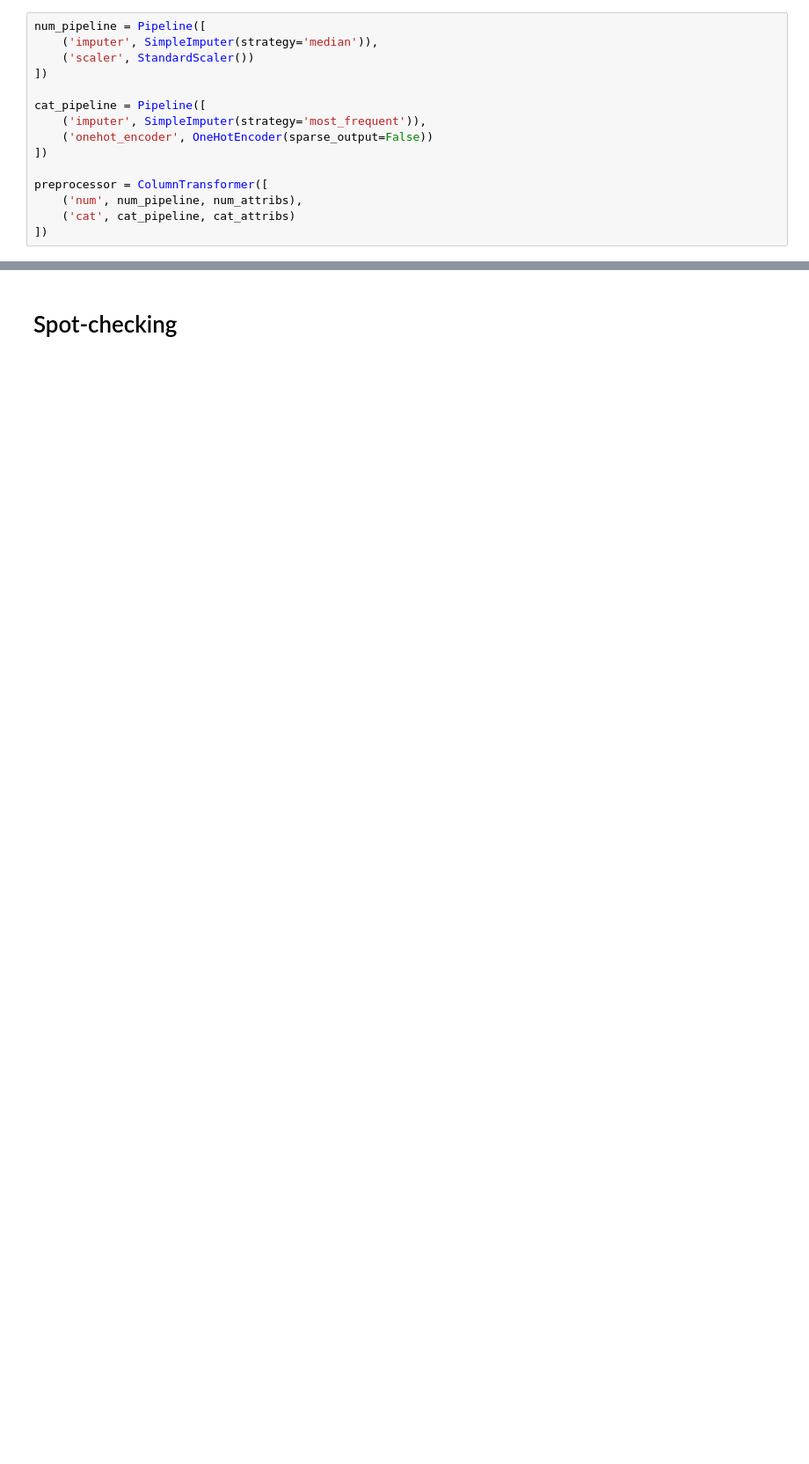
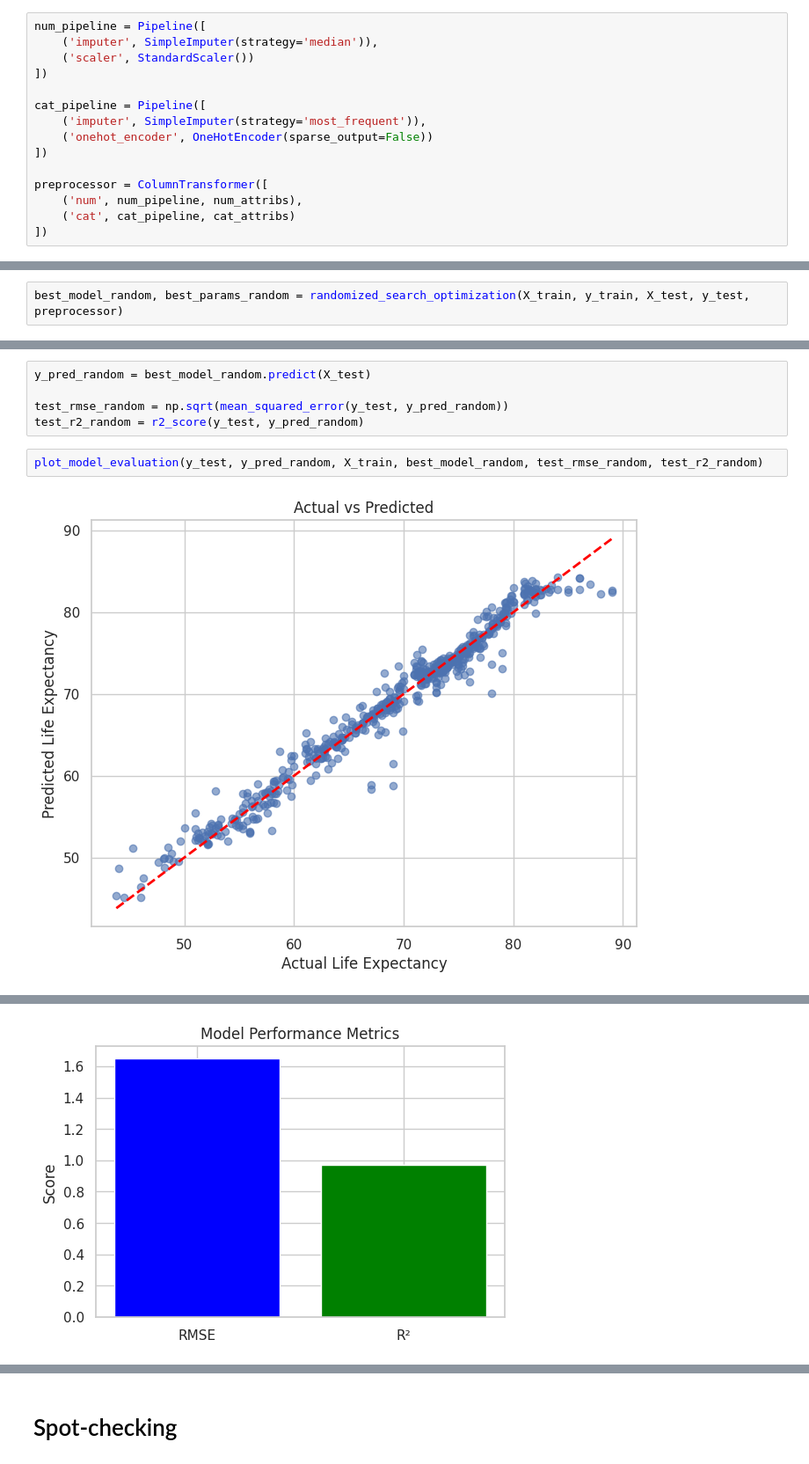
Before and after one commit to lucapcf/AM_T1, a Jupyter notebook: t2.ipynb, the cells around one changed output, grey strips where cells are left out. Shown at 88% size. Saved outputs shown, nothing was run; the diff lists cells and outputs as text; blank space fills up the shorter version.

```diff
--- a/t2.ipynb
+++ b/t2.ipynb
@@ -180,0 +395,2 @@ y_test.fillna(y_test.median(), inplace=True)
+# %%
+best_model_random, best_params_random = randomized_search_optimization(X_train, y_train, X_test, y_test, preprocessor)
@@ -180,0 +400,9 @@ y_test.fillna(y_test.median(), inplace=True)
+# %%
+y_pred_random = best_model_random.predict(X_test)
+
+test_rmse_random = np.sqrt(mean_squared_error(y_test, y_pred_random))
+test_r2_random = r2_score(y_test, y_pred_random)
+# %%
+plot_model_evaluation(y_test, y_pred_random, X_train, best_model_random, test_rmse_random, test_r2_random)
+# %% [output]
+[figure, added]
@@ -180,0 +411 @@ y_test.fillna(y_test.median(), inplace=True)
+[figure, added]
```
Also changed, not shown: parts of 41 cells of this notebook, 1 other file.
